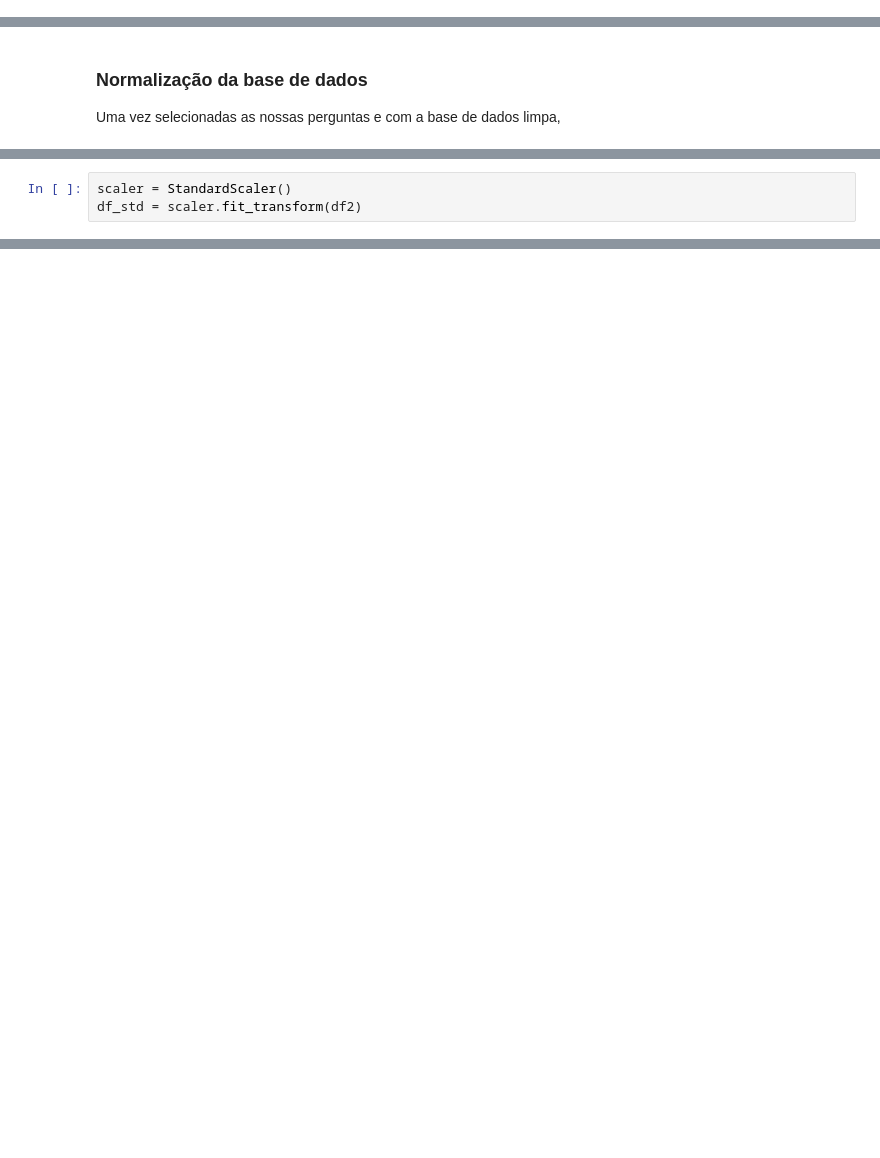
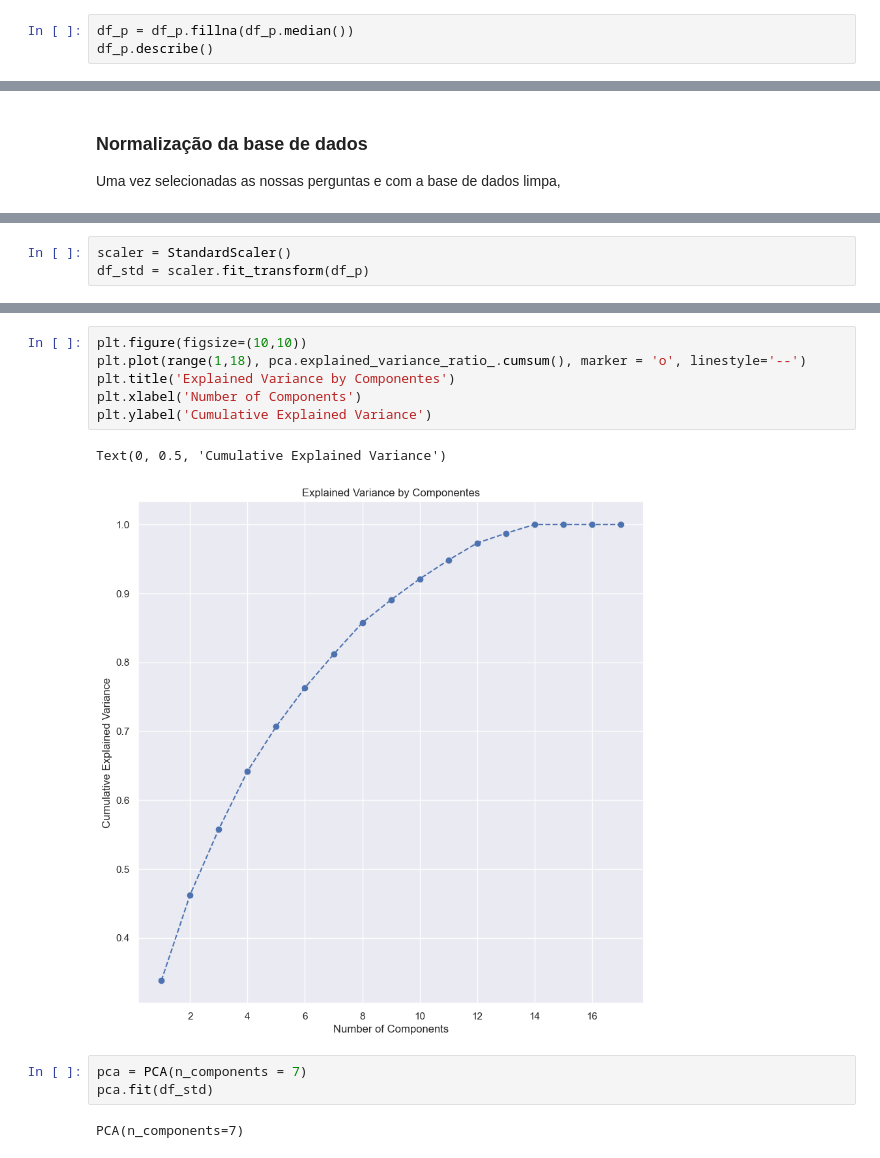
Before and after one commit to enzojunq/Base-de-dados, a Jupyter notebook: base.ipynb, the cells around one changed output, grey strips where cells are left out. Drawn from its saved outputs; the diff is of its cells as text; blank space fills up the shorter version.

```diff
--- a/base.ipynb
+++ b/base.ipynb
@@ -451,0 +495,3 @@ df_p.head()
+# %%
+df_p = df_p.fillna(df_p.median())
+df_p.describe()
@@ -458,6 +512,6 @@ df2 = df_p.replace(np.nan, None)
 # %%
 scaler = StandardScaler()
-df_std = scaler.fit_transform(df2)
+df_std = scaler.fit_transform(df_p)
 # %%
 pca = PCA()
 pca.fit(df_std)
@@ -466,0 +528,14 @@ PCA does not accept missing values encoded as NaN natively. For supervised learn
+# %%
+plt.figure(figsize=(10,10))
+plt.plot(range(1,18), pca.explained_variance_ratio_.cumsum(), marker = 'o', linestyle='--')
+plt.title('Explained Variance by Componentes')
+plt.xlabel('Number of Components')
+plt.ylabel('Cumulative Explained Variance')
+# %% [output]
+Text(0, 0.5, 'Cumulative Explained Variance')
+[figure, added]
+# %%
+pca = PCA(n_components = 7)
+pca.fit(df_std)
+# %% [output]
+PCA(n_components=7)
```
Also changed, not shown: parts of 15 cells of this notebook.
